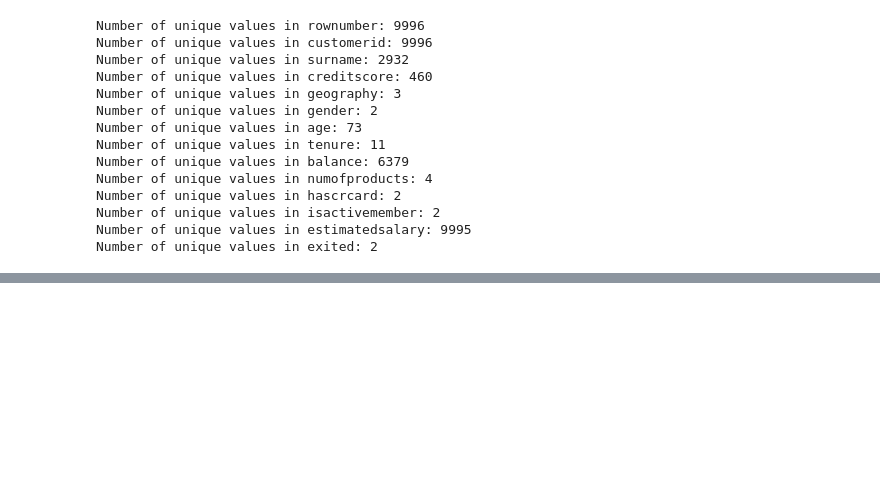
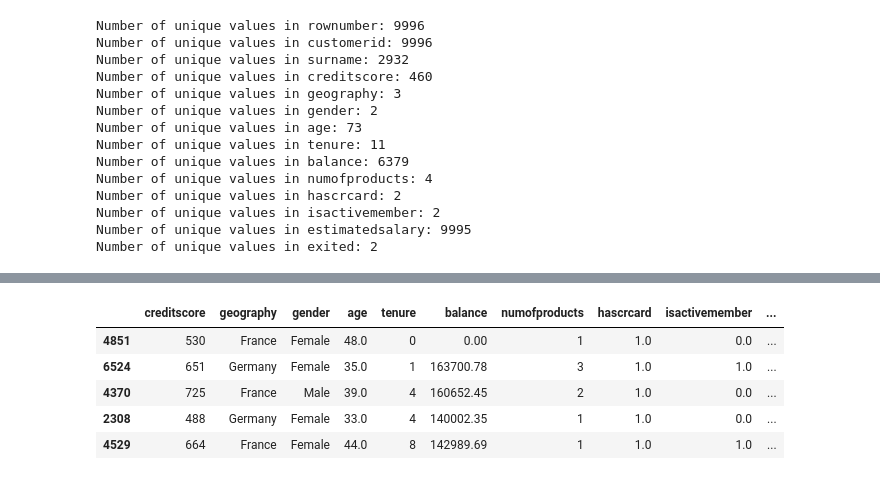
Before and after one commit to Satish-Kumar-1/customer-churn-prediction, a Jupyter notebook: Research/notebook/data_cleaning.ipynb, the cells around one changed output, grey strips where cells are left out. Cells and saved outputs as stored; diff of their text form; code cells hidden in the pictures; blank space fills up the shorter version.

```diff
--- a/Research/notebook/data_cleaning.ipynb
+++ b/Research/notebook/data_cleaning.ipynb
@@ -180,0 +240,11 @@ Number of unique values in exited: 2
+# %%
+train_data = train_data.drop(columns = ['customerid', 'surname'])
+# %%
+train_data.head()
+# %% [output]
+|  | creditscore | geography | gender | age | tenure | balance | numofproducts | hascrcard | isactivemember | ... |
+| 4851 | 530 | France | Female | 48.0 | 0 | 0.00 | 1 | 1.0 | 0.0 | ... |
+| 6524 | 651 | Germany | Female | 35.0 | 1 | 163700.78 | 3 | 1.0 | 1.0 | ... |
+| 4370 | 725 | France | Male | 39.0 | 4 | 160652.45 | 2 | 1.0 | 0.0 | ... |
+| 2308 | 488 | Germany | Female | 33.0 | 4 | 140002.35 | 1 | 1.0 | 0.0 | ... |
+| 4529 | 664 | France | Female | 44.0 | 8 | 142989.69 | 1 | 1.0 | 1.0 | ... |
```
Also changed, not shown: parts of 11 cells of this notebook, 2 other files.
